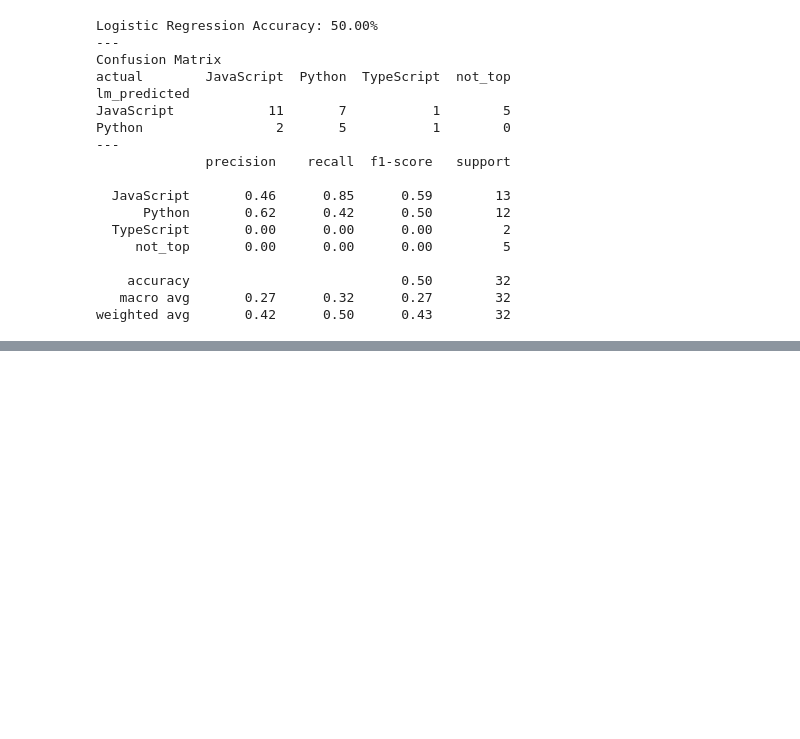
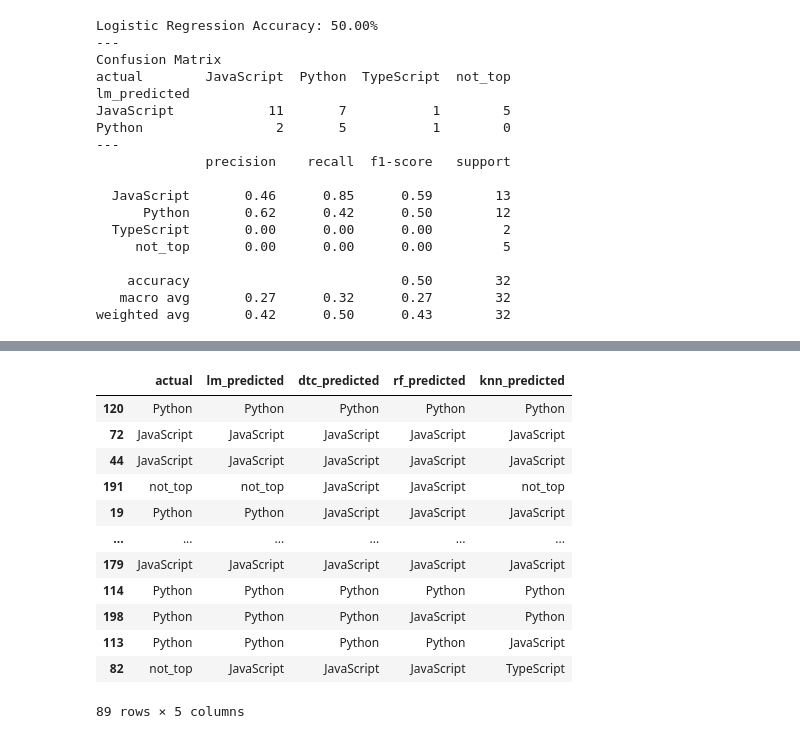
Before and after one commit to bert-jason-ray/nlp-group-project, a Jupyter notebook: modeling.ipynb, the cells around one changed output, grey strips where cells are left out. Saved outputs shown, nothing was run; the diff lists cells and outputs as text; code cells hidden in the pictures; blank space fills up the shorter version.

```diff
--- a/modeling.ipynb
+++ b/modeling.ipynb
@@ -326,0 +562,16 @@ weighted avg       0.42      0.50      0.43        32
+# %%
+train
+# %% [output]
+|  | actual | lm_predicted | dtc_predicted | rf_predicted | knn_predicted |
+| 120 | Python | Python | Python | Python | Python |
+| 72 | JavaScript | JavaScript | JavaScript | JavaScript | JavaScript |
+| 44 | JavaScript | JavaScript | JavaScript | JavaScript | JavaScript |
+| 191 | not_top | not_top | JavaScript | JavaScript | not_top |
+| 19 | Python | Python | JavaScript | JavaScript | JavaScript |
+| ... | ... | ... | ... | ... | ... |
+| 179 | JavaScript | JavaScript | JavaScript | JavaScript | JavaScript |
+| 114 | Python | Python | Python | Python | Python |
+| 198 | Python | Python | Python | JavaScript | Python |
+| 113 | Python | Python | Python | Python | JavaScript |
+| 82 | not_top | JavaScript | JavaScript | JavaScript | TypeScript |
+89 rows × 5 columns
```
Also changed, not shown: parts of 19 cells of this notebook, 1 other file.
